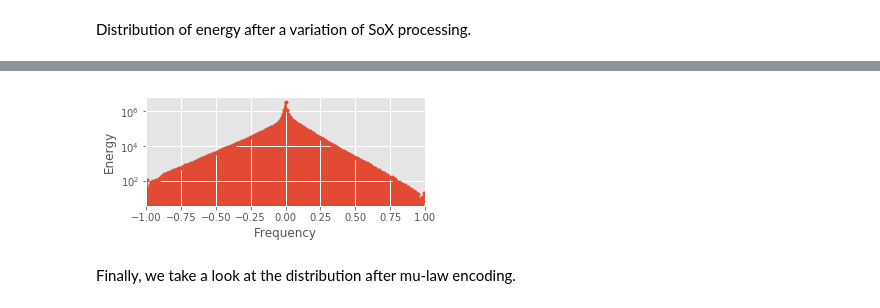
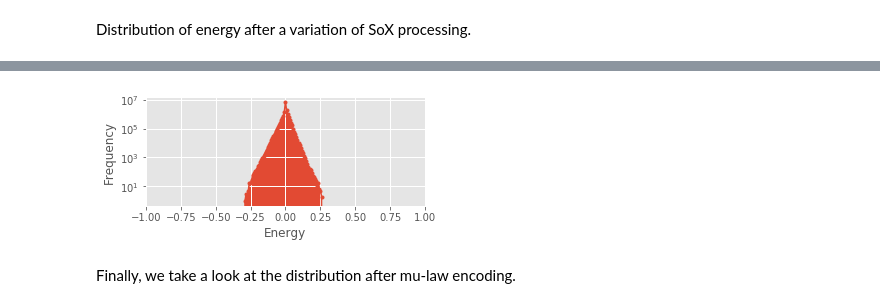
Before and after one commit to wellsaid-labs/tts-evaluation, a Jupyter notebook: notebooks/Signal Energy Distribution.ipynb, the cells around one changed output, grey strips where cells are left out. Cells and saved outputs as stored; diff of their text form; code cells hidden in the pictures.

```diff
--- a/notebooks/Signal Energy Distribution.ipynb
+++ b/notebooks/Signal Energy Distribution.ipynb
@@ -57,13 +57,11 @@ def plot_histogram(count, bin_centers, range_, log_scale=True):
     """ Plot a histogram using a scatter plot.
 
     Args:
-        bins (int): Number of bins to bin histogram into.
-
-    Returns:
         count (np.ndarray [n,]): Count of energy values.
         bin_centers (np.ndarray [n,]): Energy bin center.
+        range_ (tuple): Range of the histogram.
+        log_scale (bool): Plot the histogram on a log scale y axis.
     """
-
     pyplot.figure(figsize=(5, 2))
     pyplot.style.use('ggplot')
     pyplot.plot(bin_centers, count, '.-')
@@ -72,8 +70,8 @@ def plot_histogram(count, bin_centers, range_, log_scale=True):
     pyplot.fill_between(bin_centers, 0, count, zorder=0)
     if log_scale:
         pyplot.yscale('log')
-    pyplot.xlabel('Frequency')
-    pyplot.ylabel('Energy')
+    pyplot.xlabel('Energy')
+    pyplot.ylabel('Frequency')
     pyplot.yticks()
     pyplot.xticks()
     pyplot.show()
@@ -123,13 +124,14 @@ plot_histogram(*signal_dataset_histogram(lj_speech_sox[:100]))
 # %% [markdown]
 Distribution of energy after a variation of SoX processing.
 # %%
-lj_speech_sox = lj_speech_dataset(directory='../data', verbalize=False, resample=24000, norm=True, guard=True,
+lj_speech_sox = lj_speech_dataset(directory='../data', verbalize=False, resample=24000, loudness=True,
+                                  norm=False, guard=True,
                                   lower_hertz=125, upper_hertz=9100)
 random.shuffle(lj_speech_sox)
 plot_histogram(*signal_dataset_histogram(lj_speech_sox[:100]))
 # %% [output]
 [interactive output not drawn]
-[figure, old version]
+[figure, new version]
 # %% [markdown]
 Finally, we take a look at the distribution after mu-law encoding.
 # %%
```
Also changed, not shown: parts of 10 cells of this notebook, 21 other files.
